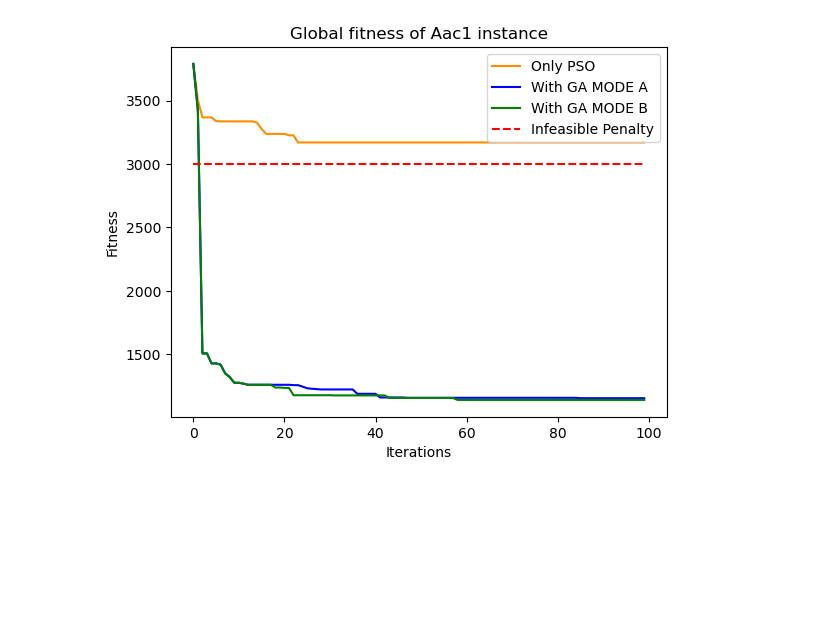
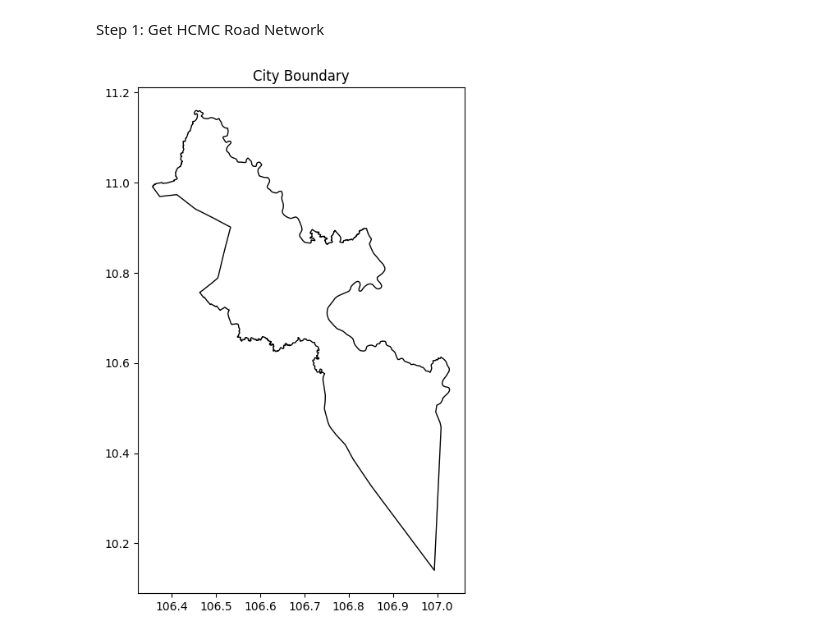
Before and after one commit to chauanphu/routing-PL, a Jupyter notebook: notebooks/compare.ipynb, the cells around one changed output. Cells and saved outputs as stored; diff of their text form; code cells hidden in the pictures; blank space fills up the shorter version.

```diff
--- a/notebooks/compare.ipynb
+++ b/notebooks/compare.ipynb
@@ -12,13 +0,0 @@ INFEASIBLE_PENALTY = 3000
-# %%
-# Plot the fitness history
-plt.plot(iterations, noGA, label='Only PSO', color='darkorange')
-plt.plot(iterations, GA_A, label='With GA MODE A', color='blue')
-plt.plot(iterations, GA_B, label='With GA MODE B', color='green')
-plt.plot(iterations, [INFEASIBLE_PENALTY]*len(iterations), label='Infeasible Penalty', color='red', linestyle='--')
-plt.xlabel('Iterations')
-plt.ylabel('Fitness')
-plt.legend(loc='upper right')
-plt.title(f'Global fitness of {INSTANCE} instance')
-plt.show()
-# %% [output]
-[figure, removed]
@@ -24,0 +9,17 @@ plt.show()
+# %% [markdown]
+Step 1: Get HCMC Road Network
+# %%
+# Define city boundary
+
+city = "Ho Chi Minh City, Vietnam"
+FILE_NAME = "hcmc_road_network.graphml"
+
+city_gdf = ox.geocode_to_gdf(city)
+city_polygon = city_gdf.iloc[0].geometry
+# %%
+# (Optional) Plot the city boundary
+ax = city_gdf.plot(facecolor="none", edgecolor="black", figsize=(8,8))
+plt.title("City Boundary")
+plt.show()
+# %% [output]
+[figure, added]
```
Also changed, not shown: parts of 12 cells of this notebook, 5 other files.
